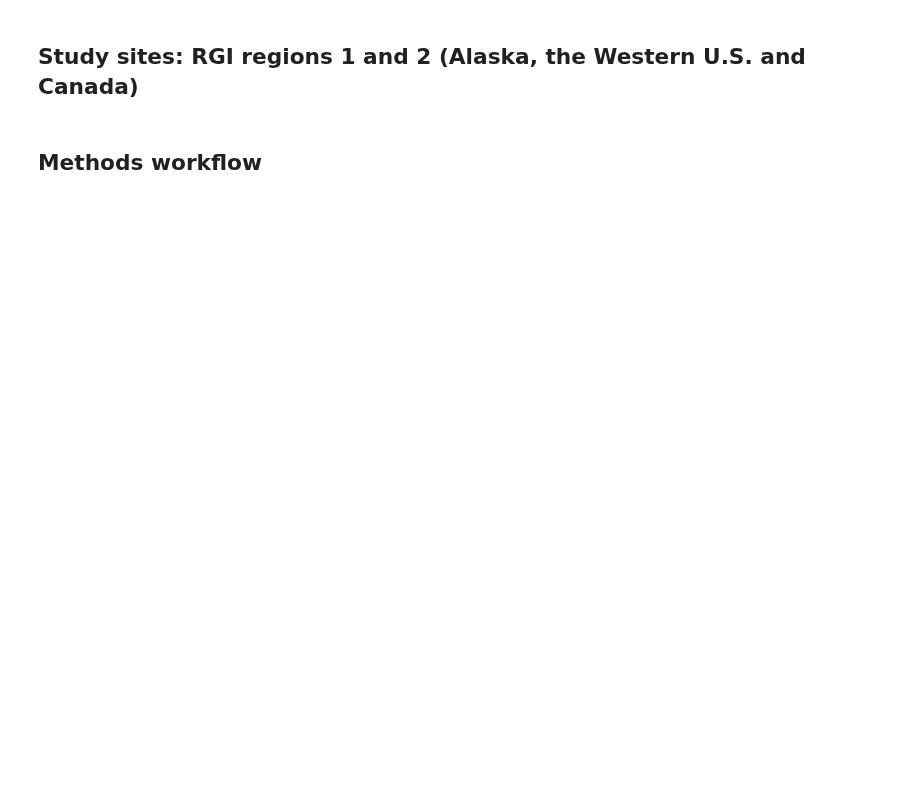
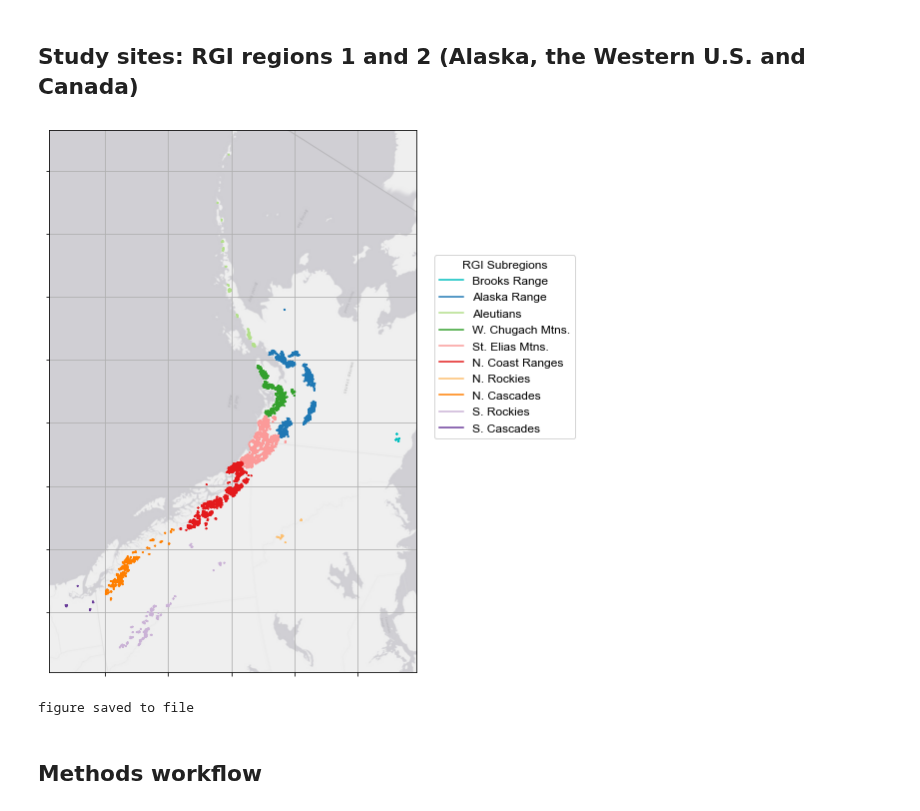
Before and after one commit to RaineyAbe/glacier-snow-cover-mapping, a Jupyter notebook: notebooks/make_figures.ipynb, the cells around one changed output. Cells and saved outputs as stored; diff of their text form; code cells hidden in the pictures; blank space fills up the shorter version.

```diff
--- a/notebooks/make_figures.ipynb
+++ b/notebooks/make_figures.ipynb
@@ -280,34 +290,37 @@ regions_subregions = sorted(RGI_gt5[['O1Region', 'O2Region']].drop_duplicates().
 subregions_names = ['Brooks Range', 'Alaska Range', 'Aleutians', 'W. Chugach Mtns.', 'St. Elias Mtns.',
                     'N. Coast Ranges', 'N. Rockies', 'N. Cascades', 'S. Rockies', 'S. Cascades']
 subregions_colors = ['c', '#1f78b4', '#b2df8a', '#33a02c', '#fb9a99', '#e31a1c',
                      '#fdbf6f', '#ff7f00', '#cab2d6', '#6a3d9a']
 
 # -----Plot all sites with color distinguishing subregions
 fig, ax = plt.subplots(1, 1, figsize=(12,10))
 plt.rcParams.update({'font.size':12, 'font.sans-serif':'Arial'})
 crs = 'EPSG:9822' # Albers Equal Conic projection
 i=0
 for region, subregion in regions_subregions:
     RGI_gt5_subregion = RGI_gt5.loc[(RGI_gt5['O1Region']==region) & (RGI_gt5['O2Region']==subregion)]
     RGI_gt5_subregion_reproj = RGI_gt5_subregion.to_crs(crs)
     for j in range(0, len(RGI_gt5_subregion)):
         polygon = RGI_gt5_subregion_reproj.iloc[j]['geometry']
         if j==0:
             label=subregions_names[i]
         else:
             label='_nolegend_'
         ax.plot(*polygon.exterior.xy, label=label, color=subregions_colors[i])
     i+=1
-cx.add_basemap(ax, crs=crs, source=cx.providers.Esri.WorldShadedRelief, attribution=False)
+cx.add_basemap(ax, crs=crs, source=cx.providers.Esri.WorldGrayCanvas, attribution=False)
 ax.legend(loc='center right', title='RGI Subregions', bbox_to_anchor=[1.25, 0.5, 0.2, 0.2])
 ax.set_xticklabels([])
 ax.set_yticklabels([])
 ax.grid()
 plt.show()
 
 # -----Save figure
 fig.savefig(out_path + 'RGI_regions_1+2.png', dpi=300, facecolor='w')
 print('figure saved to file')
+# %% [output]
+[figure, added]
+figure saved to file
 # %% [markdown]
 ## Methods workflow
 # %%
```
Also changed, not shown: parts of 12 cells of this notebook, 13 other files.
